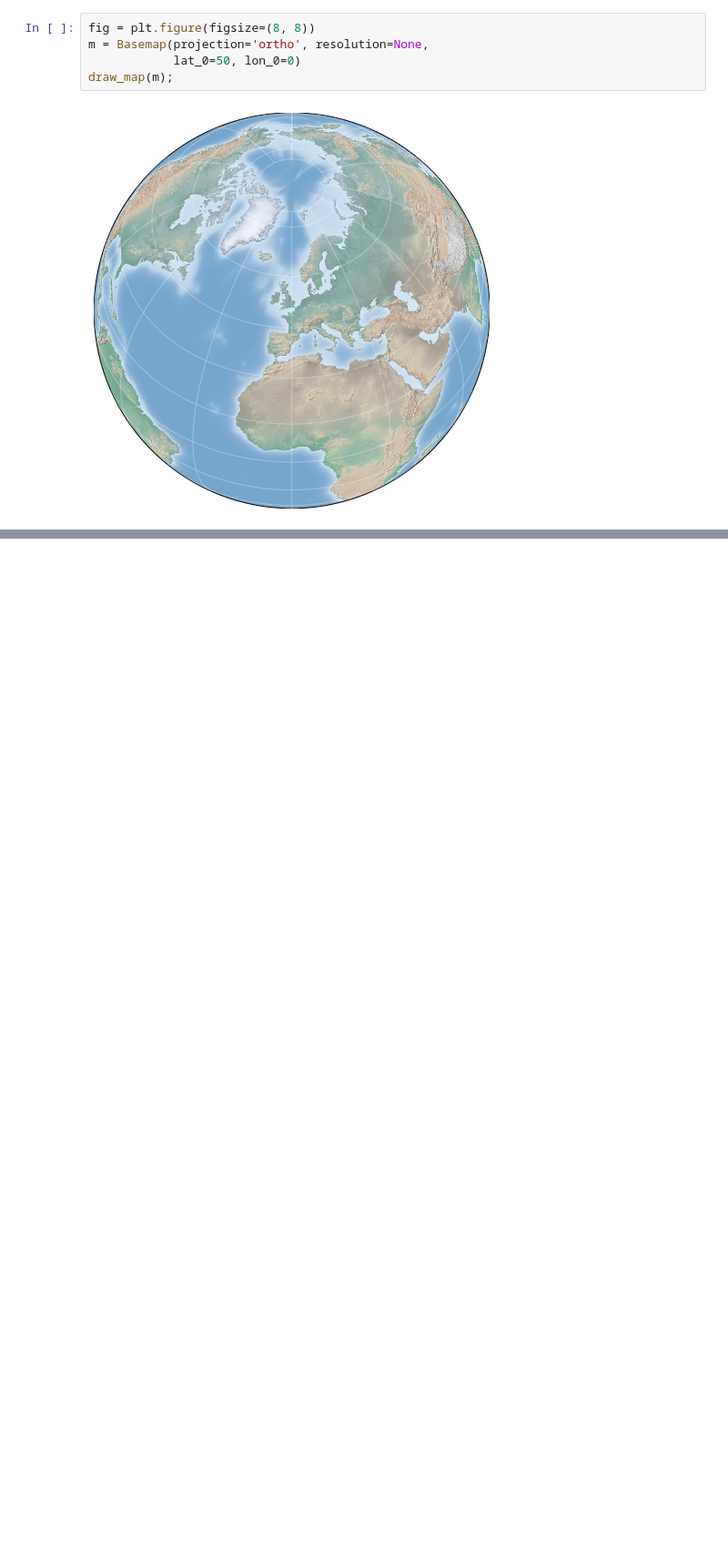
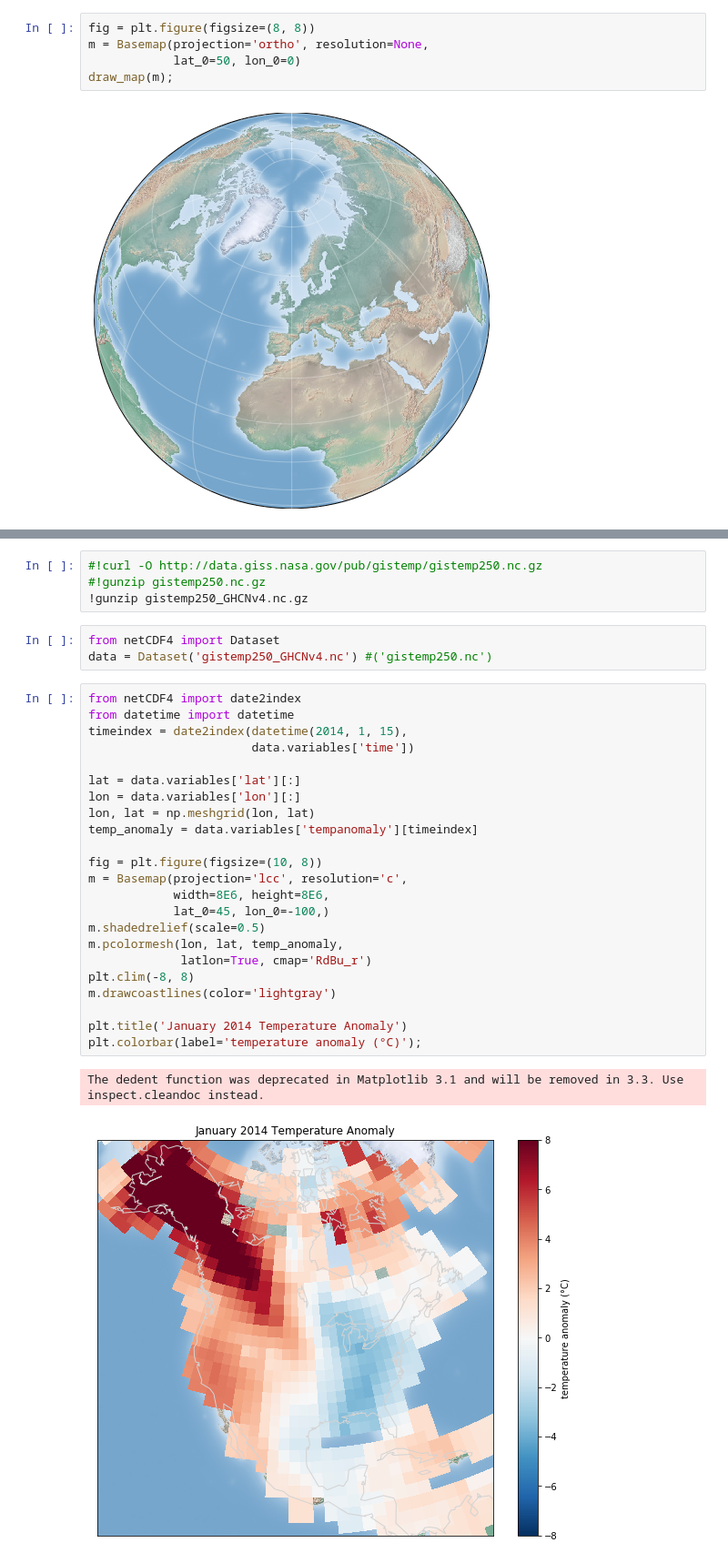
Before and after one commit to konstantinos-giannakopoulos/Python_Data_Science, a Jupyter notebook: Matplotlib_examples_3.ipynb, the cells around one changed output, grey strips where cells are left out. Shown at 91% size. Cells and saved outputs as stored; diff of their text form; blank space fills up the shorter version.

```diff
--- a/Matplotlib_examples_3.ipynb
+++ b/Matplotlib_examples_3.ipynb
@@ -216,0 +287,33 @@ draw_map(m);
+# %%
+#!curl -O http://data.giss.nasa.gov/pub/gistemp/gistemp250.nc.gz
+#!gunzip gistemp250.nc.gz
+!gunzip gistemp250_GHCNv4.nc.gz
+# %%
+from netCDF4 import Dataset
+data = Dataset('gistemp250_GHCNv4.nc') #('gistemp250.nc')
+# %%
+from netCDF4 import date2index
+from datetime import datetime
+timeindex = date2index(datetime(2014, 1, 15),
+                       data.variables['time'])
+
+lat = data.variables['lat'][:]
+lon = data.variables['lon'][:]
+lon, lat = np.meshgrid(lon, lat)
+temp_anomaly = data.variables['tempanomaly'][timeindex]
+
+fig = plt.figure(figsize=(10, 8))
+m = Basemap(projection='lcc', resolution='c',
+            width=8E6, height=8E6,
+            lat_0=45, lon_0=-100,)
+m.shadedrelief(scale=0.5)
+m.pcolormesh(lon, lat, temp_anomaly,
+             latlon=True, cmap='RdBu_r')
+plt.clim(-8, 8)
+m.drawcoastlines(color='lightgray')
+
+plt.title('January 2014 Temperature Anomaly')
+plt.colorbar(label='temperature anomaly (°C)');
+# %% [output]
+The dedent function was deprecated in Matplotlib 3.1 and will be removed in 3.3. Use inspect.cleandoc instead.
+[figure, added]
```
Also changed, not shown: parts of 6 cells of this notebook.
